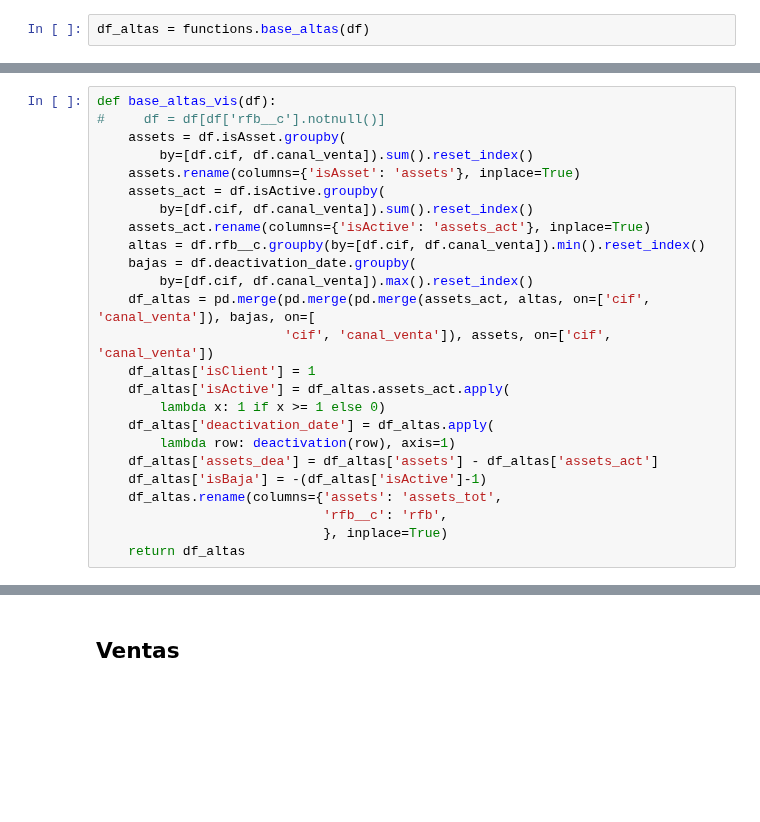
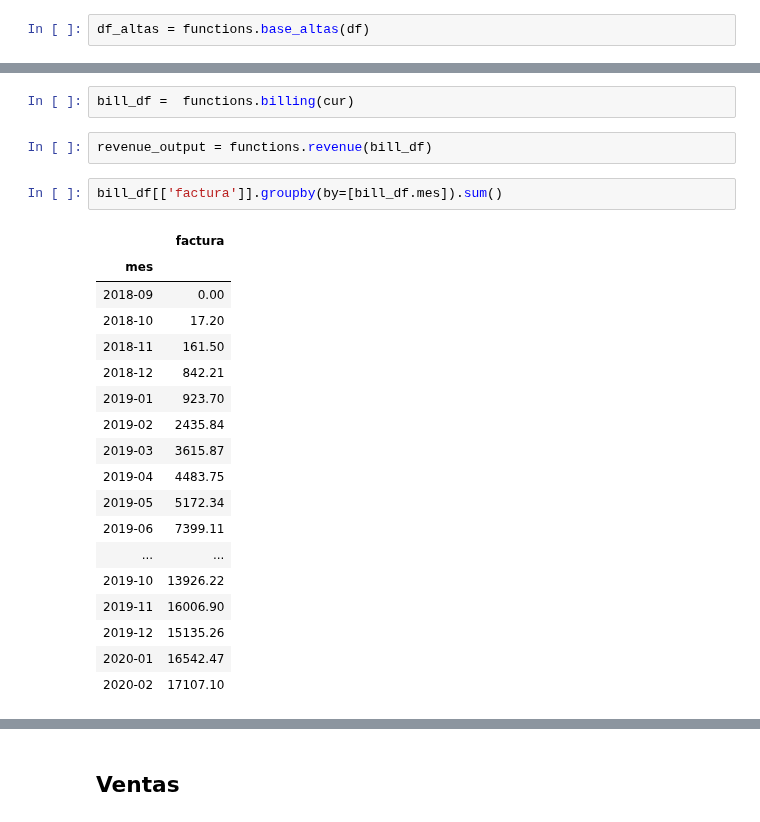
Before and after one commit to mariaadradosr/PyCartera, a Jupyter notebook: Final_PyCartera.ipynb, the cells around one changed output, grey strips where cells are left out. Drawn from its saved outputs; the diff is of its cells as text; blank space fills up the shorter version.

```diff
--- a/Final_PyCartera.ipynb
+++ b/Final_PyCartera.ipynb
@@ -108,25 +20,25 @@ df_altas.head()
-# %%
-def base_altas_vis(df):
-#     df = df[df['rfb__c'].notnull()]
-    assets = df.isAsset.groupby(
-        by=[df.cif, df.canal_venta]).sum().reset_index()
-    assets.rename(columns={'isAsset': 'assets'}, inplace=True)
-    assets_act = df.isActive.groupby(
-        by=[df.cif, df.canal_venta]).sum().reset_index()
-    assets_act.rename(columns={'isActive': 'assets_act'}, inplace=True)
-    altas = df.rfb__c.groupby(by=[df.cif, df.canal_venta]).min().reset_index()
-    bajas = df.deactivation_date.groupby(
-        by=[df.cif, df.canal_venta]).max().reset_index()
-    df_altas = pd.merge(pd.merge(pd.merge(assets_act, altas, on=['cif', 'canal_venta']), bajas, on=[
-                        'cif', 'canal_venta']), assets, on=['cif', 'canal_venta'])
-    df_altas['isClient'] = 1
-    df_altas['isActive'] = df_altas.assets_act.apply(
-        lambda x: 1 if x >= 1 else 0)
-    df_altas['deactivation_date'] = df_altas.apply(
-        lambda row: deactivation(row), axis=1)
-    df_altas['assets_dea'] = df_altas['assets'] - df_altas['assets_act']
-    df_altas['isBaja'] = -(df_altas['isActive']-1)
-    df_altas.rename(columns={'assets': 'assets_tot',
-                             'rfb__c': 'rfb',
-                             }, inplace=True)
-    return df_altas
+# %%
+bill_df =  functions.billing(cur)
+# %%
+revenue_output = functions.revenue(bill_df)
+# %%
+bill_df[['factura']].groupby(by=[bill_df.mes]).sum()
+# %% [output]
+|  | factura |
+| mes |  |
+| 2018-09 | 0.00 |
+| 2018-10 | 17.20 |
+| 2018-11 | 161.50 |
+| 2018-12 | 842.21 |
+| 2019-01 | 923.70 |
+| 2019-02 | 2435.84 |
+| 2019-03 | 3615.87 |
+| 2019-04 | 4483.75 |
+| 2019-05 | 5172.34 |
+| 2019-06 | 7399.11 |
+| ... | ... |
+| 2019-10 | 13926.22 |
+| 2019-11 | 16006.90 |
+| 2019-12 | 15135.26 |
+| 2020-01 | 16542.47 |
+| 2020-02 | 17107.10 |
```
Also changed, not shown: parts of 18 cells of this notebook, 10 other files.
